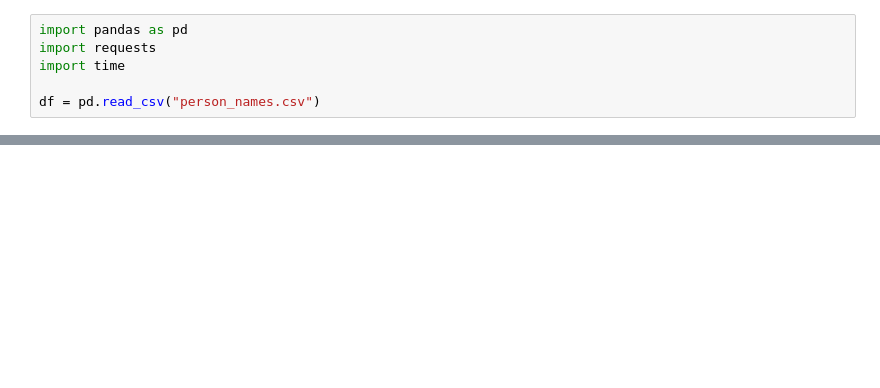
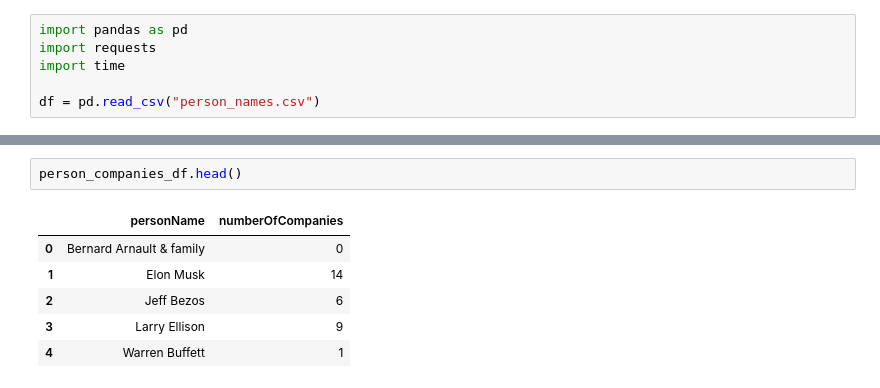
Before and after one commit to nmart1nezl/DataMining, a Jupyter notebook: Project/getNumberOfCompanies.ipynb, the cells around one changed output, grey strips where cells are left out. Cells and saved outputs as stored; diff of their text form; blank space fills up the shorter version.

```diff
--- a/Project/getNumberOfCompanies.ipynb
+++ b/Project/getNumberOfCompanies.ipynb
@@ -261,0 +362,9 @@ Buscando compañías para cada persona...
+# %%
+person_companies_df.head()
+# %% [output]
+|  | personName | numberOfCompanies |
+| 0 | Bernard Arnault & family | 0 |
+| 1 | Elon Musk | 14 |
+| 2 | Jeff Bezos | 6 |
+| 3 | Larry Ellison | 9 |
+| 4 | Warren Buffett | 1 |
```
Also changed, not shown: parts of 30 cells of this notebook, 5 other files.
